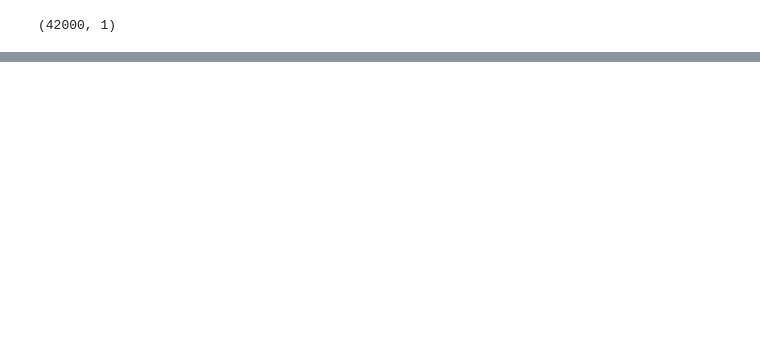
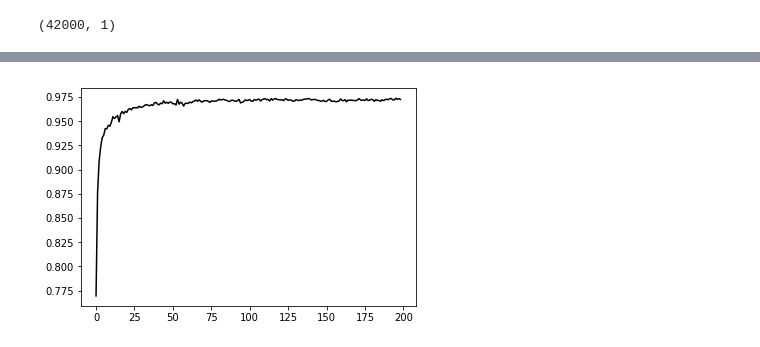
Before and after one commit to SafwanAhmad/KaggleMNSIT, a Jupyter notebook: mnist.ipynb, the cells around one changed output, grey strips where cells are left out. Saved outputs shown, nothing was run; the diff lists cells and outputs as text; code cells hidden in the pictures; blank space fills up the shorter version.

```diff
--- a/mnist.ipynb
+++ b/mnist.ipynb
@@ -163,3 +182,8 @@ plt.show()
+# %%
+plt.plot(test_accuracy,'k-')
+plt.show()
+# %% [output]
+[figure, added]
 # %%
 plt.plot(cost_curr, 'b-')
 plt.show()
```
Also changed, not shown: parts of 8 cells of this notebook.
